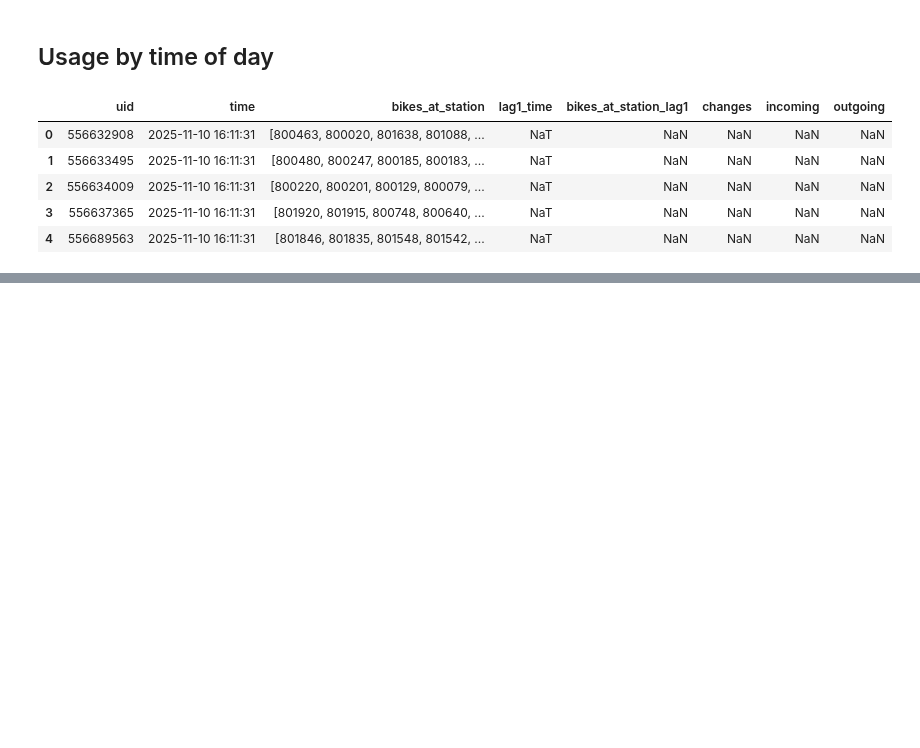
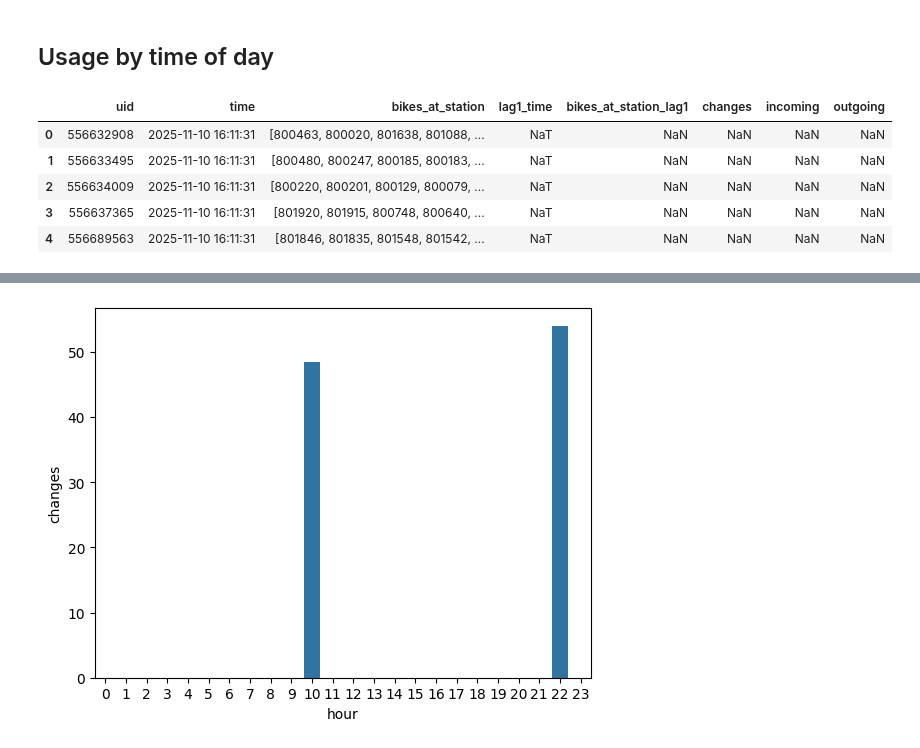
Before and after one commit to Mkranj/BajsBoard, a Jupyter notebook: notebooks/analyse_stations.ipynb, the cells around one changed output, grey strips where cells are left out. Saved outputs shown, nothing was run; the diff lists cells and outputs as text; code cells hidden in the pictures; blank space fills up the shorter version.

```diff
--- a/notebooks/analyse_stations.ipynb
+++ b/notebooks/analyse_stations.ipynb
@@ -443,2 +449,10 @@ hourly
 |  | 22 | 0.0 | 0.0 | 0.0 |
 501 rows × 3 columns
+# %%
+# Filling in missing station/hour combination with 0 changes
+
+hours_index = pd.MultiIndex.from_product([bike_data["uid"].unique().tolist(),
+    list(range(24))],
+    names = ["uid", "hour"])
+# %%
+hourly = hourly.reindex(hours_index, fill_value = 0)
@@ -444,0 +476,9 @@ hourly
+# %%
+# plots for one station
+
+# trg kralja tomislava
+station = 556723550
+# %%
+_ = sns.barplot(x = "hour", y = "changes", data = hourly.loc[station])
+# %% [output]
+[figure, added]
```
Also changed, not shown: parts of 5 cells of this notebook, 2 other files.
